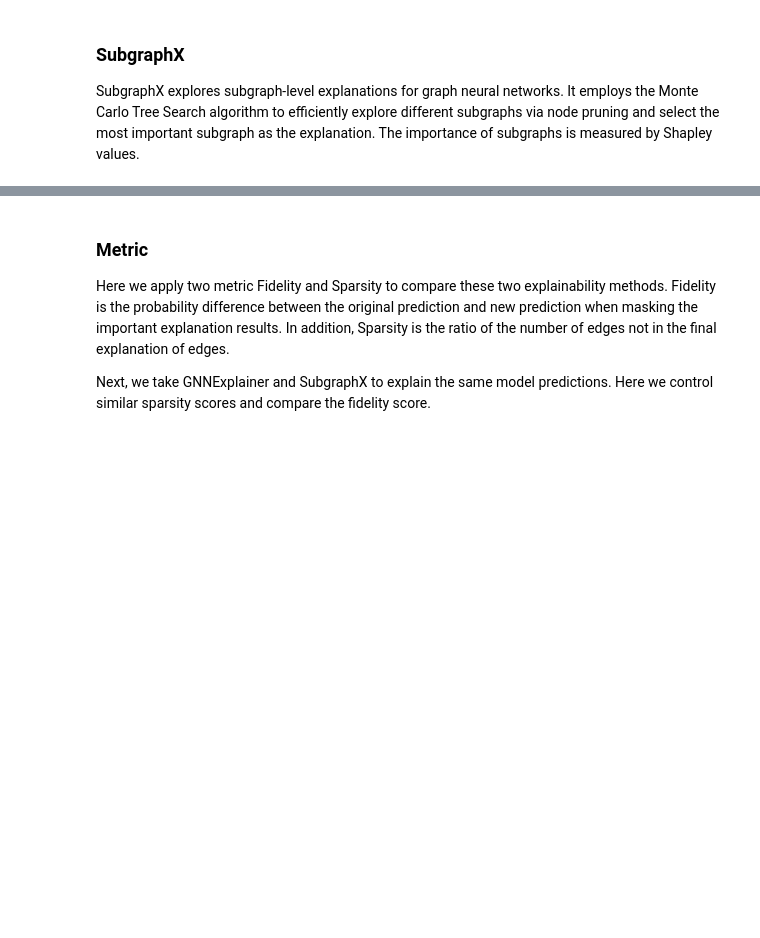
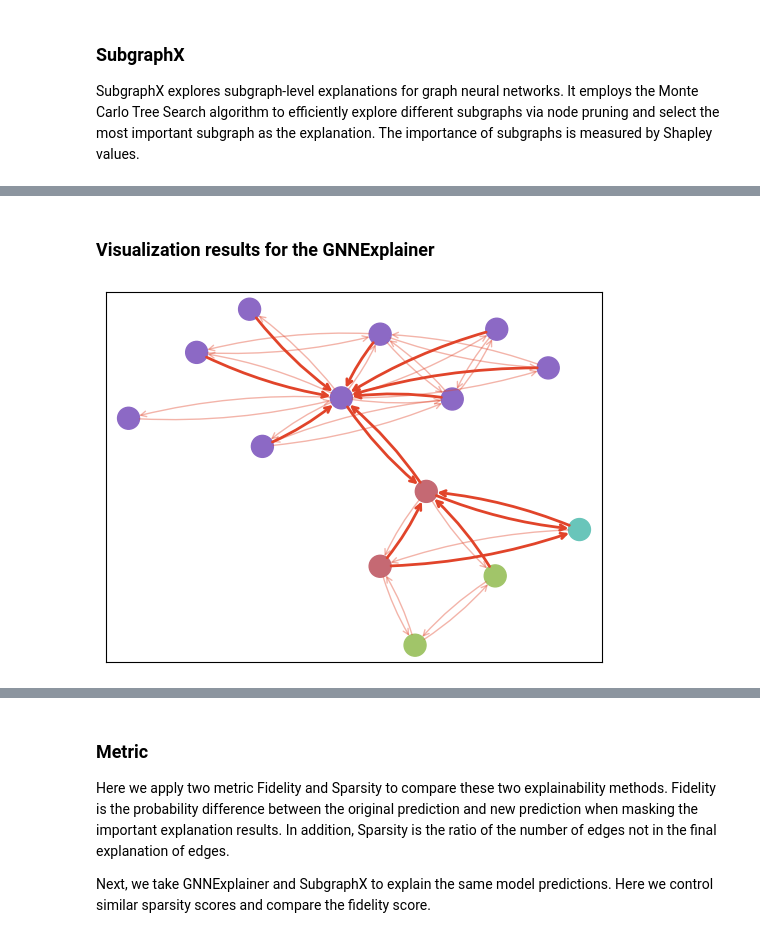
Before and after one commit to divelab/DIG, a Jupyter notebook: tutorials/KDD2022/xgraph_code_tutorial.ipynb, the cells around one changed output, grey strips where cells are left out. Saved outputs shown, nothing was run; the diff lists cells and outputs as text; code cells hidden in the pictures; blank space fills up the shorter version.

```diff
--- a/tutorials/KDD2022/xgraph_code_tutorial.ipynb
+++ b/tutorials/KDD2022/xgraph_code_tutorial.ipynb
@@ -75,0 +100,16 @@ subgraphx_explainer = SubgraphX(model,
+# %% [markdown]
+### Visualization results for the GNNExplainer
+# %%
+sparsity = 0.7
+import matplotlib.pyplot as plt
+
+# Visualization
+gnnexplainer_related_preds = \
+    gnnexplainer(data.x, data.edge_index, sparsity=sparsity, num_classes=num_classes, node_idx=node_idx)
+ax, G = gnnexplainer.visualize_graph(node_idx=node_idx,
+                                     edge_index=data.edge_index,
+                                     edge_mask=gnnexplainer_related_preds[1][prediction],
+                                     y=data.y)
+plt.show()
+# %% [output]
+[figure, added]
```
Also changed, not shown: parts of 5 cells of this notebook.
